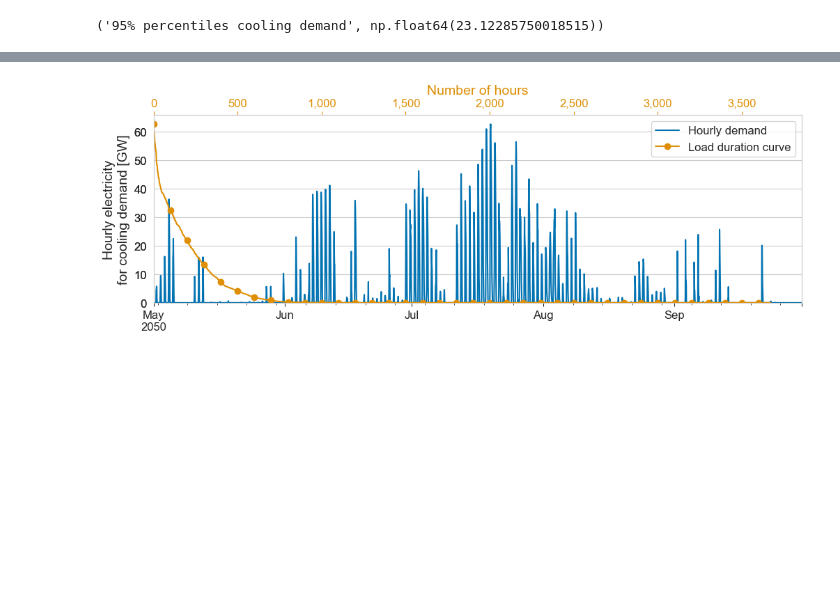
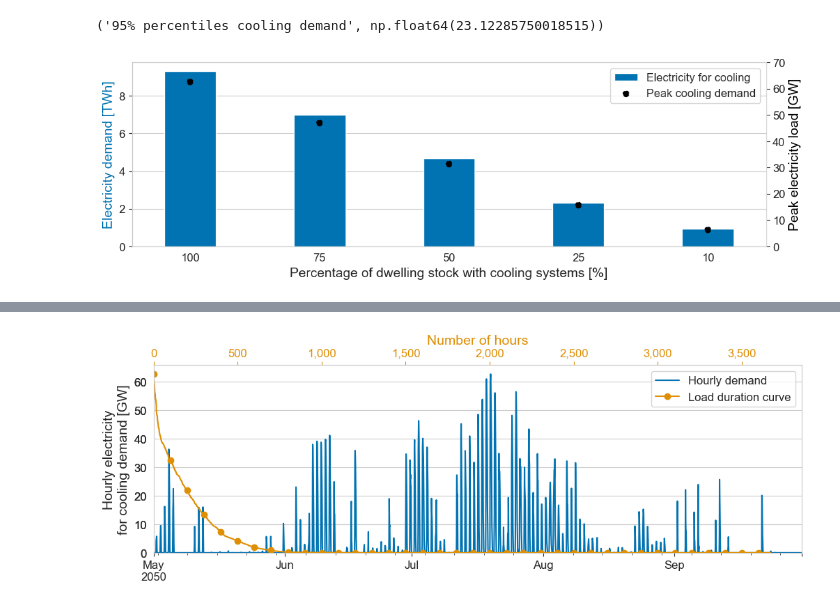
Before and after one commit to AlexandreLab/cooling_demand_UK, a Jupyter notebook: notebooks/visualisation_paper.ipynb, the cells around one changed output, grey strips where cells are left out. Saved outputs shown, nothing was run; the diff lists cells and outputs as text; code cells hidden in the pictures; blank space fills up the shorter version.

```diff
--- a/notebooks/visualisation_paper.ipynb
+++ b/notebooks/visualisation_paper.ipynb
@@ -514,3 +489,56 @@ ic| 'max cooling demand': 'max cooling demand'
 ic| '95% percentiles cooling demand': '95% percentiles cooling demand'
     (cooling_demand.sum(axis=1)/1000000/cop).quantile(0.95): np.float64(23.12285750018515)
 ('95% percentiles cooling demand', np.float64(23.12285750018515))
+# %%
+electricity_for_cooling = 9318.29142441144/1000 #(cooling_demand.sum(axis=1)/1000000/scop).sum() # TWh
+peak_electricity_for_cooling = 62.59201223409298 #(cooling_demand.sum(axis=1)/1000000/cop).max()
+cooling_demand_changes = {
+100: electricity_for_cooling,
+75: electricity_for_cooling*0.75,
+50: electricity_for_cooling*0.5,
+25: electricity_for_cooling*0.25,
+10: electricity_for_cooling*0.1,
+}
+cooling_peak_changes = {
+100: peak_electricity_for_cooling,
+75: peak_electricity_for_cooling*0.75,
+50: peak_electricity_for_cooling*0.5,
+25: peak_electricity_for_cooling*0.25,
+10: peak_electricity_for_cooling*0.1,
+}
+
+demand_df = pd.DataFrame().from_dict(cooling_demand_changes, orient='index', columns=['Electricity for cooling'])
+peak_df = pd.DataFrame().from_dict(cooling_peak_changes, orient='index', columns=['Peak cooling demand'])
+peak_df.index = peak_df.index.astype(str)
+
+fig, ax = plt.subplots(figsize=figsize)
+ax2 = ax.twinx()
+demand_df.plot.bar(ax=ax, color=sns.color_palette()[0], width=0.4)
+ax2.scatter(peak_df.index, peak_df['Peak cooling demand'], color='black', linestyle='--', label='Peak cooling demand')
+# peak_df.plot(x='index', y='Peak cooling demand',ax=ax2, color='black')
+
+ax.set_ylabel('Electricity demand [TWh]', color=sns.color_palette()[0])
+ax2.set_ylabel('Peak electricity load [GW]', color='black')
+ax.set_xlabel('Percentage of dwelling stock with cooling systems [%]')
+ax2.set_ylim(0, 70)
+# ax.set_xlim(100, 10)
+# ax.margins(0, None)
+# ax2.margins(0, None)
+ax.yaxis.set_major_formatter(
+    tkr.FuncFormatter(lambda x, p: "{:,.0f}".format(x)))
+ax.set_xticklabels(ax.get_xticklabels(), rotation=0)
+ax.grid(False, axis='x')
+ax2.grid(False)
+# Get handles and labels from both axes
+handles1, labels1 = ax.get_legend_handles_labels()
+handles2, labels2 = ax2.get_legend_handles_labels()
+# Combine handles and labels
+handles = handles1 + handles2
+labels = labels1 + labels2
+# Create a single legend
+ax.legend(handles, labels, loc='upper right')
+
+fig.savefig(PATH_SAVE_FIGURES/f"electricity_for_cooling_vs_stock_GB.{fig_format}", bbox_inches='tight', format=fig_format, dpi=dpi)
+fig.savefig(PATH_SAVE_FIGURES/f"electricity_for_cooling_vs_stock_GB.{export_fig_format}", bbox_inches='tight', format=export_fig_format, dpi=dpi)
+# %% [output]
+[figure, added]
```
Also changed, not shown: parts of 12 cells of this notebook, 6 other files.
